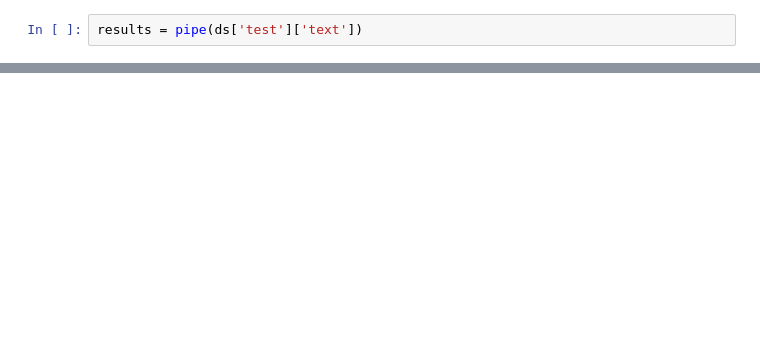
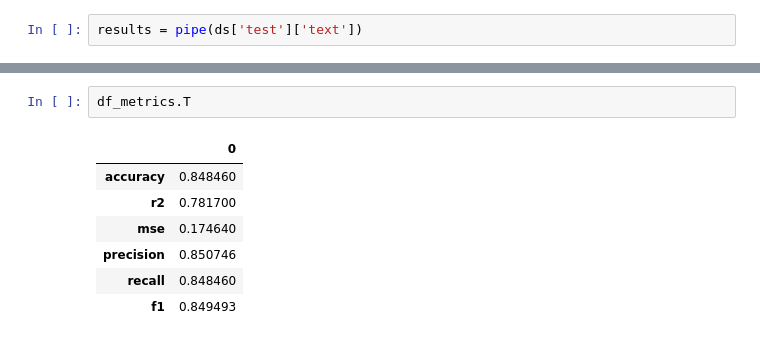
Before and after one commit to FinchWilliam/DS-LLM-Project, a Jupyter notebook: notebooks/5-deployment.ipynb, the cells around one changed output, grey strips where cells are left out. Drawn from its saved outputs; the diff is of its cells as text; blank space fills up the shorter version.

```diff
--- a/notebooks/5-deployment.ipynb
+++ b/notebooks/5-deployment.ipynb
@@ -45,0 +82,10 @@ results
+# %%
+df_metrics.T
+# %% [output]
+|  | 0 |
+| accuracy | 0.848460 |
+| r2 | 0.781700 |
+| mse | 0.174640 |
+| precision | 0.850746 |
+| recall | 0.848460 |
+| f1 | 0.849493 |
```
Also changed, not shown: parts of 10 cells of this notebook, 9 other files.
